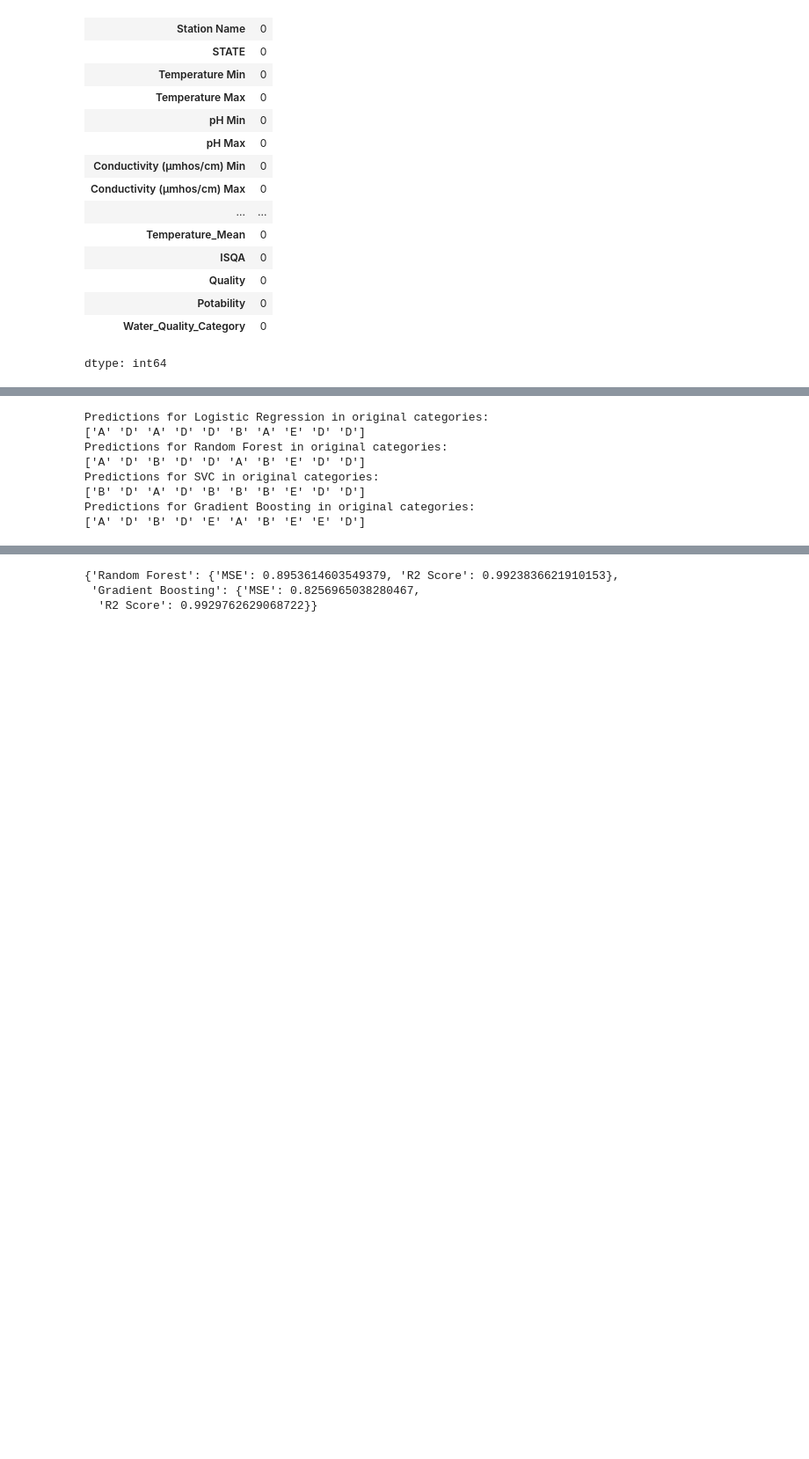
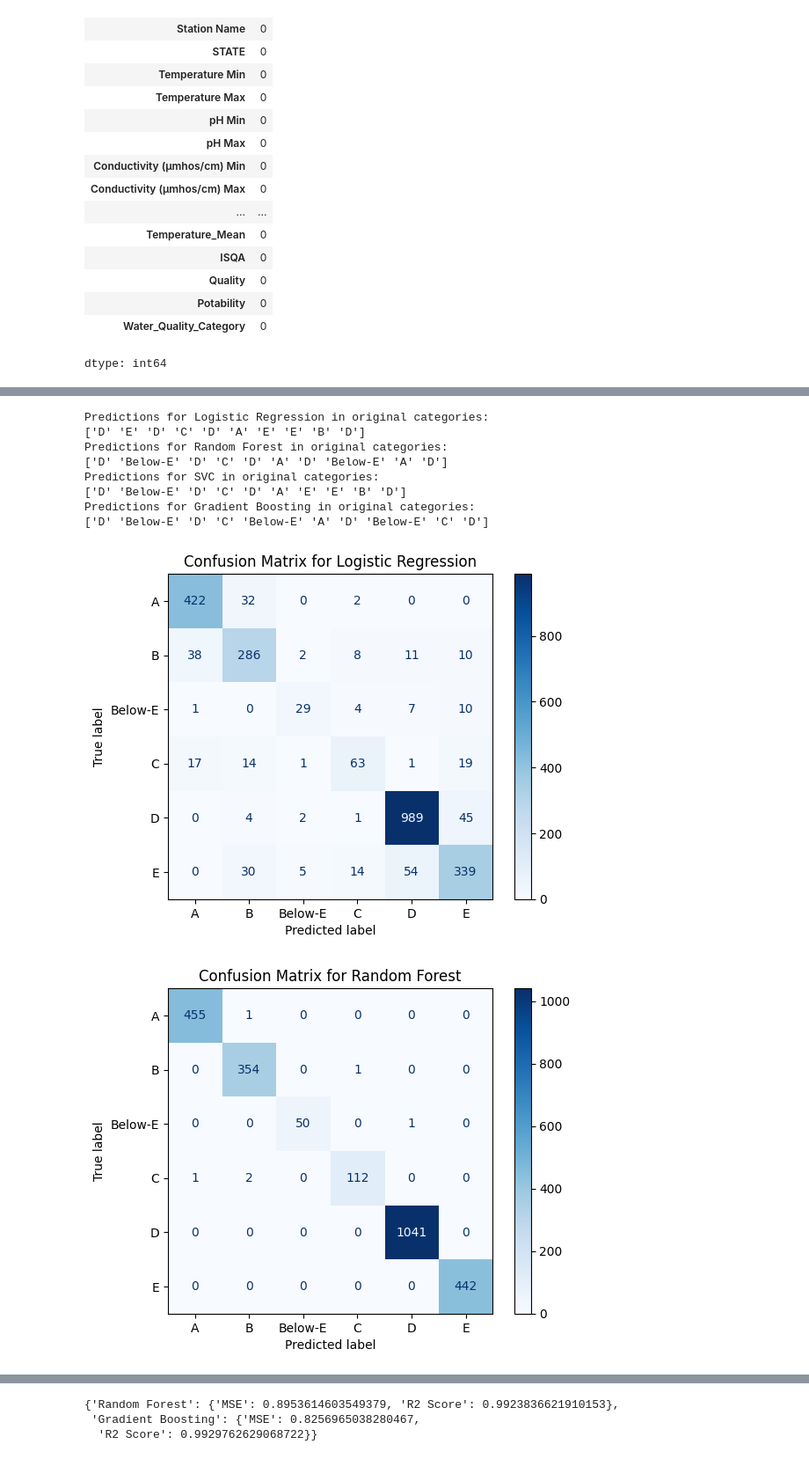
Before and after one commit to cyberdreams8/water-quality-analysis-and-prediction-2, a Jupyter notebook: modified_water_quality.ipynb, the cells around one changed output, grey strips where cells are left out. Shown at 88% size. Cells and saved outputs as stored; diff of their text form; code cells hidden in the pictures; blank space fills up the shorter version.

```diff
--- a/modified_water_quality.ipynb
+++ b/modified_water_quality.ipynb
@@ -1134,7 +1128,7 @@ results = {}
 for model_name, model in models.items():
     # Define a pipeline with scaling and model
     pipeline = Pipeline([
-        ('scaler', StandardScaler()),
+        ('scaler', MinMaxScaler()),
         (model_name, model)
     ])
 
@@ -1146,6 +1140,4 @@ for model_name, model in models.items():
 
     # Store the classification report
     results[model_name] = classification_report(y_test, y_pred, target_names=label_encoder.classes_)
-
-results
 # %% [output]
@@ -1222,7 +1211,7 @@ synthetic_predictions = {}
 for model_name, model in models.items():
     # Define a pipeline with scaling and model for each trained model
     pipeline = Pipeline([
-        ('scaler', StandardScaler()),
+        ('scaler', MinMaxScaler()),
         (model_name, model)
     ])
 
@@ -1242,10 +1231,39 @@ for model_name, prediction in synthetic_predictions.items():
     print(prediction)
 # %% [output]
 Predictions for Logistic Regression in original categories:
-['A' 'D' 'A' 'D' 'D' 'B' 'A' 'E' 'D' 'D']
+['D' 'E' 'D' 'C' 'D' 'A' 'E' 'E' 'B' 'D']
 Predictions for Random Forest in original categories:
-['A' 'D' 'B' 'D' 'D' 'A' 'B' 'E' 'D' 'D']
+['D' 'Below-E' 'D' 'C' 'D' 'A' 'D' 'Below-E' 'A' 'D']
 Predictions for SVC in original categories:
-['B' 'D' 'A' 'D' 'B' 'B' 'B' 'E' 'D' 'D']
+['D' 'Below-E' 'D' 'C' 'D' 'A' 'E' 'E' 'B' 'D']
 Predictions for Gradient Boosting in original categories:
-['A' 'D' 'B' 'D' 'E' 'A' 'B' 'E' 'E' 'D']
+['D' 'Below-E' 'D' 'C' 'Below-E' 'A' 'D' 'Below-E' 'C' 'D']
+# %%
+from sklearn.metrics import confusion_matrix, ConfusionMatrixDisplay
+import matplotlib.pyplot as plt
+
+# Function to plot confusion matrix for each model
+def plot_confusion_matrix(model_name, y_test, y_pred):
+    cm = confusion_matrix(y_test, y_pred)
+    disp = ConfusionMatrixDisplay(confusion_matrix=cm, display_labels=label_encoder.classes_)
+    disp.plot(cmap='Blues')
+    plt.title(f"Confusion Matrix for {model_name}")
+    plt.show()
+
+# Plot confusion matrices for all models
+for model_name, model in models.items():
+    # Define a pipeline with scaling and model
+    pipeline = Pipeline([
+        ('scaler', StandardScaler()),
+        (model_name, model)
+    ])
+
+    # Fit and predict
+    pipeline.fit(X_train, y_train)
+    y_pred = pipeline.predict(X_test)
+
+    # Plot the confusion matrix
+    plot_confusion_matrix(model_name, y_test, y_pred)
+# %% [output]
+[figure, added]
+[figure, added]
```
Also changed, not shown: parts of 16 cells of this notebook.
